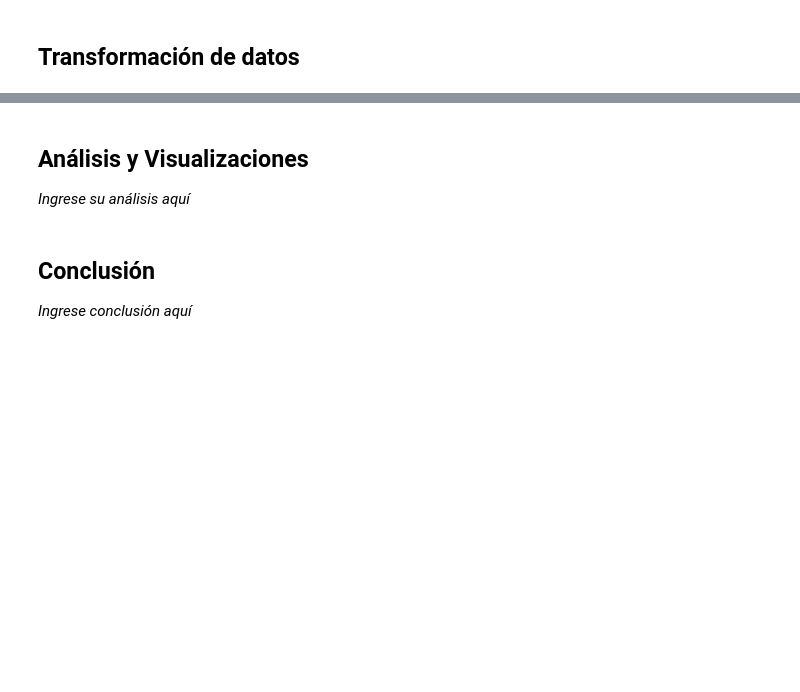
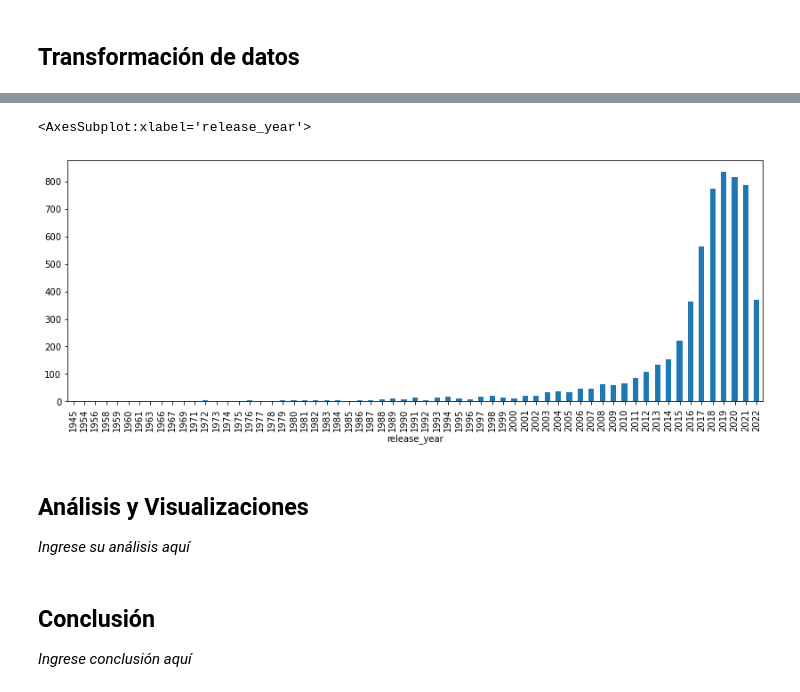
Before and after one commit to gejocastro/entrega-final-ad22, a Jupyter notebook: examen_data_analysis.ipynb, the cells around one changed output, grey strips where cells are left out. Drawn from its saved outputs; the diff is of its cells as text; code cells hidden in the pictures; blank space fills up the shorter version.

```diff
--- a/examen_data_analysis.ipynb
+++ b/examen_data_analysis.ipynb
@@ -250,0 +185,6 @@ sns.displot(data=df3, x="release_year", col="type", kde=True)
+# %%
+# Vamos a sustituir los NaN de la columna Seasons por el valor 0, para mantener el tipo de dato numérico.
+
+values = {"seasons": 0}
+df = df.fillna(value=values)
+df
@@ -250,0 +205,5 @@ sns.displot(data=df3, x="release_year", col="type", kde=True)
+# %%
+# A conitnuación eliminaremos las columnas que no son pertinentes para nuestro análisis.
+
+df = df.drop(['id', 'description', 'age_certification', 'imdb_id' ], axis=1)
+df
@@ -258,0 +291,5 @@ sns.displot(data=df3, x="release_year", col="type", kde=True)
+# %%
+# Al haber creado nuevas columnas de género y país, vamos a eliminar las anteriores.
+
+df2 = df2.drop(['genres', 'production_countries'], axis=1)
+df2
@@ -258,0 +310,5 @@ sns.displot(data=df3, x="release_year", col="type", kde=True)
+# %%
+# Vamos a pasar la columna Seasons de float a int
+
+df2["seasons"] = df2.seasons.apply(int)
+df2
@@ -259,3 +329,9 @@ sns.displot(data=df3, x="release_year", col="type", kde=True)
+# %%
+df_conteo_por_año = df2.groupby(by = 'release_year')["title"].count()
+df_conteo_por_año.plot(kind='bar', figsize = (14,5))
+# %% [output]
+<AxesSubplot:xlabel='release_year'>
+[figure, added]
 # %% [markdown]
 ## Análisis y Visualizaciones
 
```
Also changed, not shown: parts of 37 cells of this notebook.
